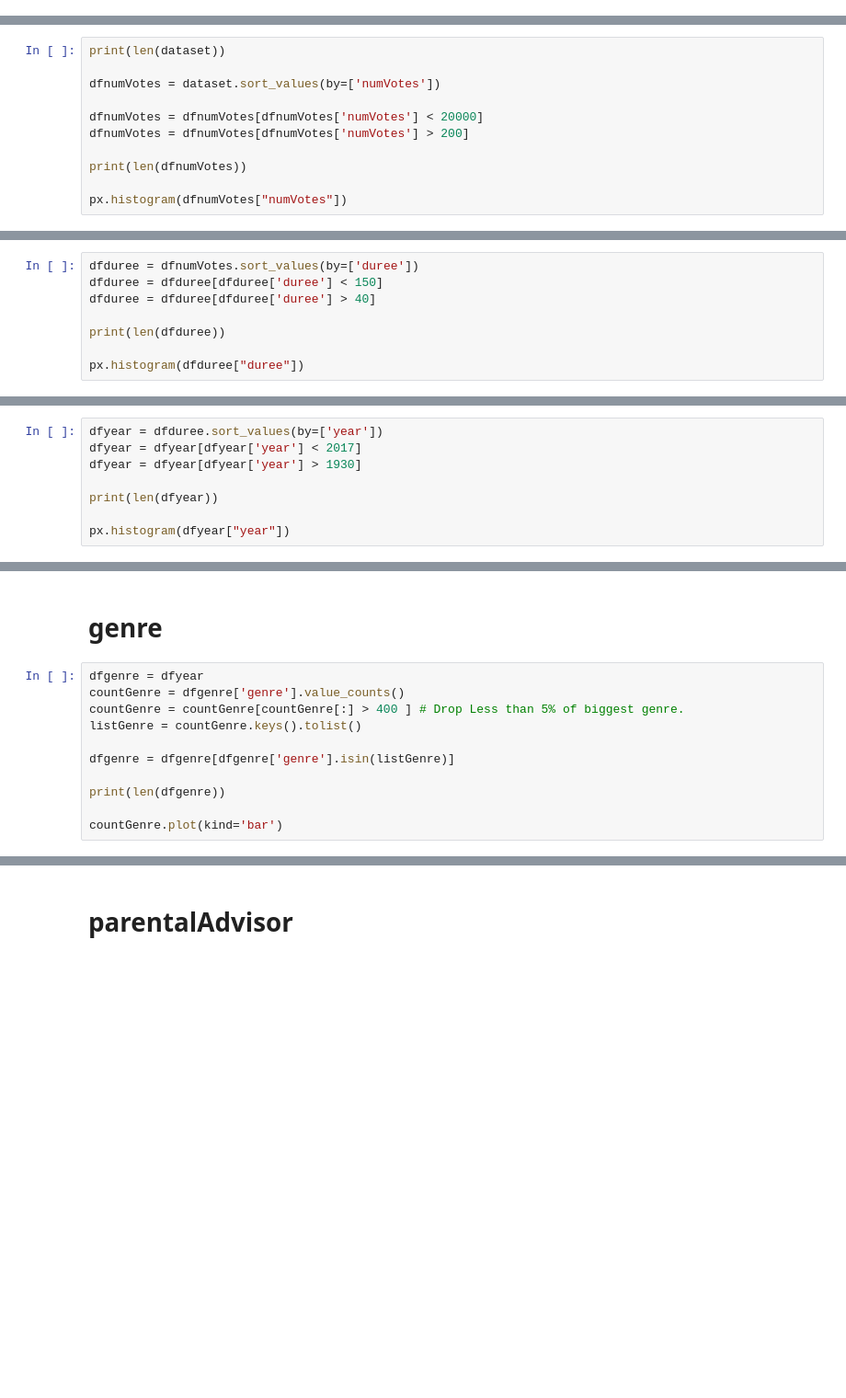
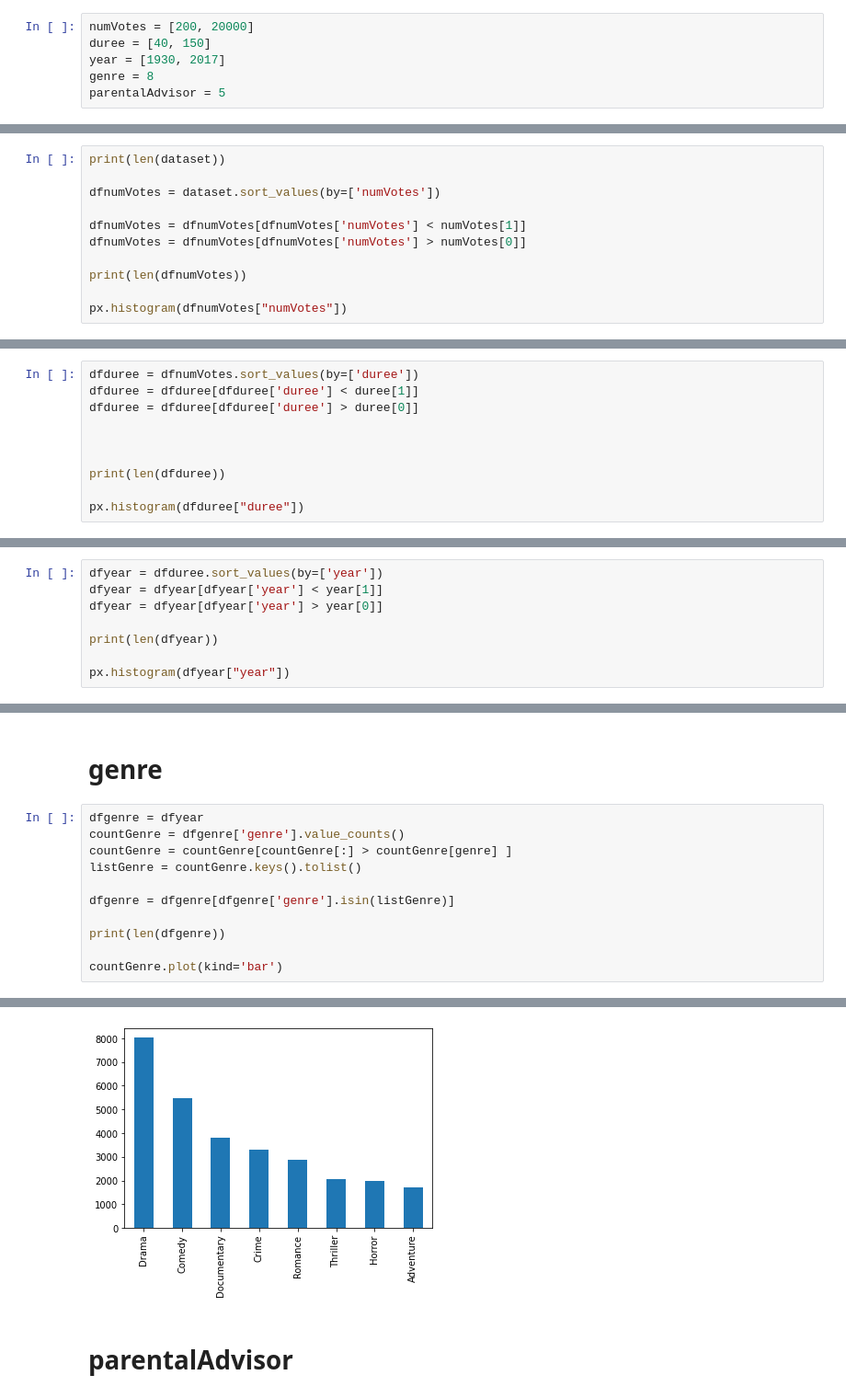
Before and after one commit to g0thier/Projet-Full-Stack, a Jupyter notebook: 05.Bis Models/000. Model Test.ipynb, the cells around one changed output, grey strips where cells are left out. Shown at 92% size. Saved outputs shown, nothing was run; the diff lists cells and outputs as text; blank space fills up the shorter version.

```diff
--- a/05.Bis Models/000. Model Test.ipynb
+++ b/05.Bis Models/000. Model Test.ipynb
@@ -17,3 +18,9 @@ from sklearn.preprocessing import( OneHotEncoder, StandardScaler, LabelEncoder )
+# %%
+numVotes = [200, 20000]
+duree = [40, 150]
+year = [1930, 2017]
+genre = 8
+parentalAdvisor = 5
 # %%
 dataset = pd.read_csv(r'src/dataset.csv', delimiter=',', on_bad_lines='skip')
 
@@ -32,8 +39,8 @@ print(len(dataset))
 
 dfnumVotes = dataset.sort_values(by=['numVotes'])
 
-dfnumVotes = dfnumVotes[dfnumVotes['numVotes'] < 20000]
-dfnumVotes = dfnumVotes[dfnumVotes['numVotes'] > 200]
+dfnumVotes = dfnumVotes[dfnumVotes['numVotes'] < numVotes[1]]
+dfnumVotes = dfnumVotes[dfnumVotes['numVotes'] > numVotes[0]]
 
 print(len(dfnumVotes))
 
@@ -42,8 +52,10 @@ px.histogram(dfnumVotes["numVotes"])
 # duree
 # %%
 dfduree = dfnumVotes.sort_values(by=['duree'])
-dfduree = dfduree[dfduree['duree'] < 150]
-dfduree = dfduree[dfduree['duree'] > 40]
+dfduree = dfduree[dfduree['duree'] < duree[1]]
+dfduree = dfduree[dfduree['duree'] > duree[0]]
+
+
 
 print(len(dfduree))
 
@@ -52,8 +66,8 @@ px.histogram(dfduree["duree"])
 # year
 # %%
 dfyear = dfduree.sort_values(by=['year'])
-dfyear = dfyear[dfyear['year'] < 2017]
-dfyear = dfyear[dfyear['year'] > 1930]
+dfyear = dfyear[dfyear['year'] < year[1]]
+dfyear = dfyear[dfyear['year'] > year[0]]
 
 print(len(dfyear))
 
@@ -63,7 +79,7 @@ px.histogram(dfyear["year"])
 # %%
 dfgenre = dfyear
 countGenre = dfgenre['genre'].value_counts()
-countGenre = countGenre[countGenre[:] > 400 ] # Drop Less than 5% of biggest genre.
+countGenre = countGenre[countGenre[:] > countGenre[genre] ]
 listGenre = countGenre.keys().tolist()
 
 dfgenre = dfgenre[dfgenre['genre'].isin(listGenre)]
@@ -71,3 +87,4 @@ dfgenre = dfgenre[dfgenre['genre'].isin(listGenre)]
 print(len(dfgenre))
 
 countGenre.plot(kind='bar')
+# %% [output]
@@ -74,3 +93,4 @@ countGenre.plot(kind='bar')
+[figure, added]
 # %% [markdown]
 # parentalAdvisor
 # %%
```
Also changed, not shown: parts of 14 cells of this notebook, 14 other files.
